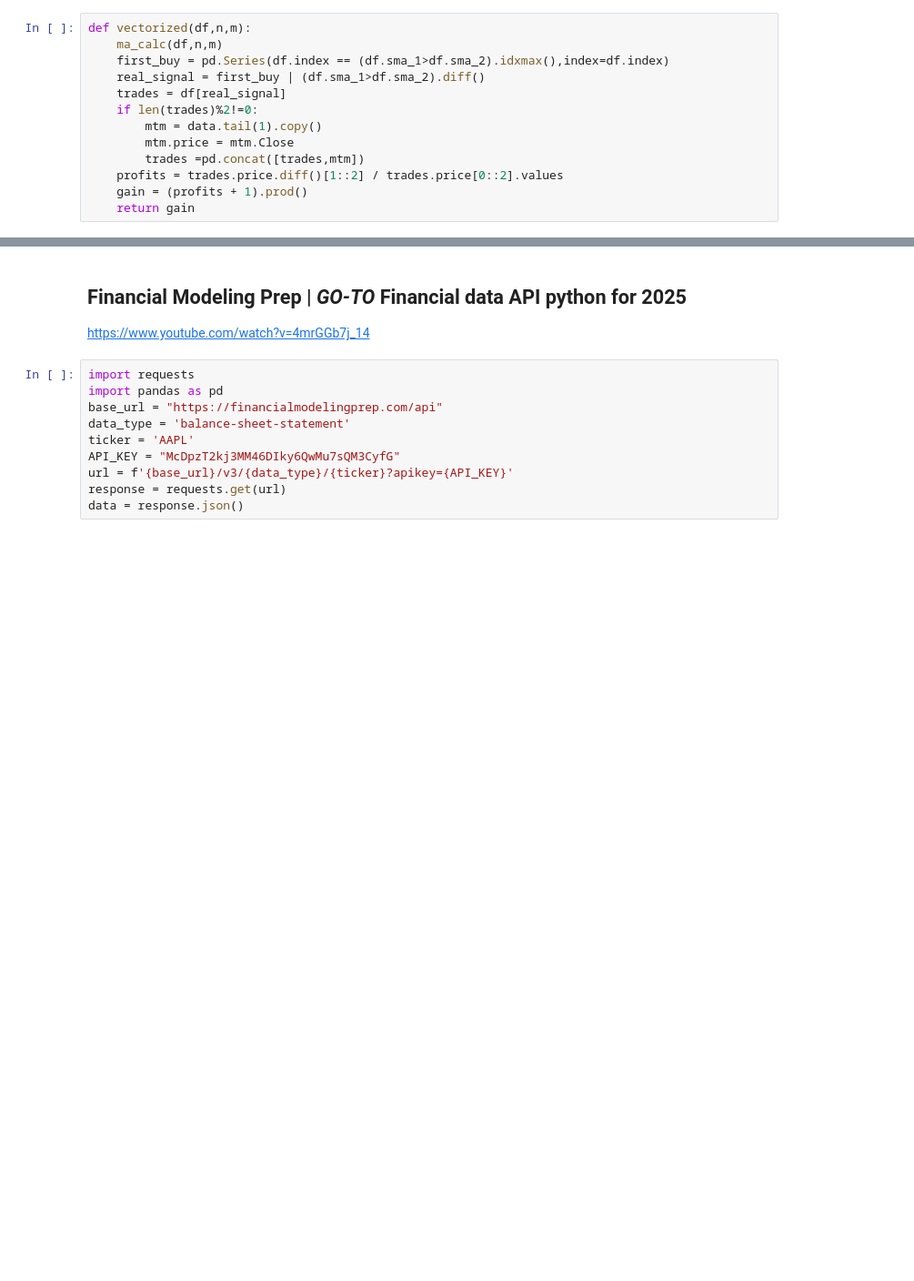
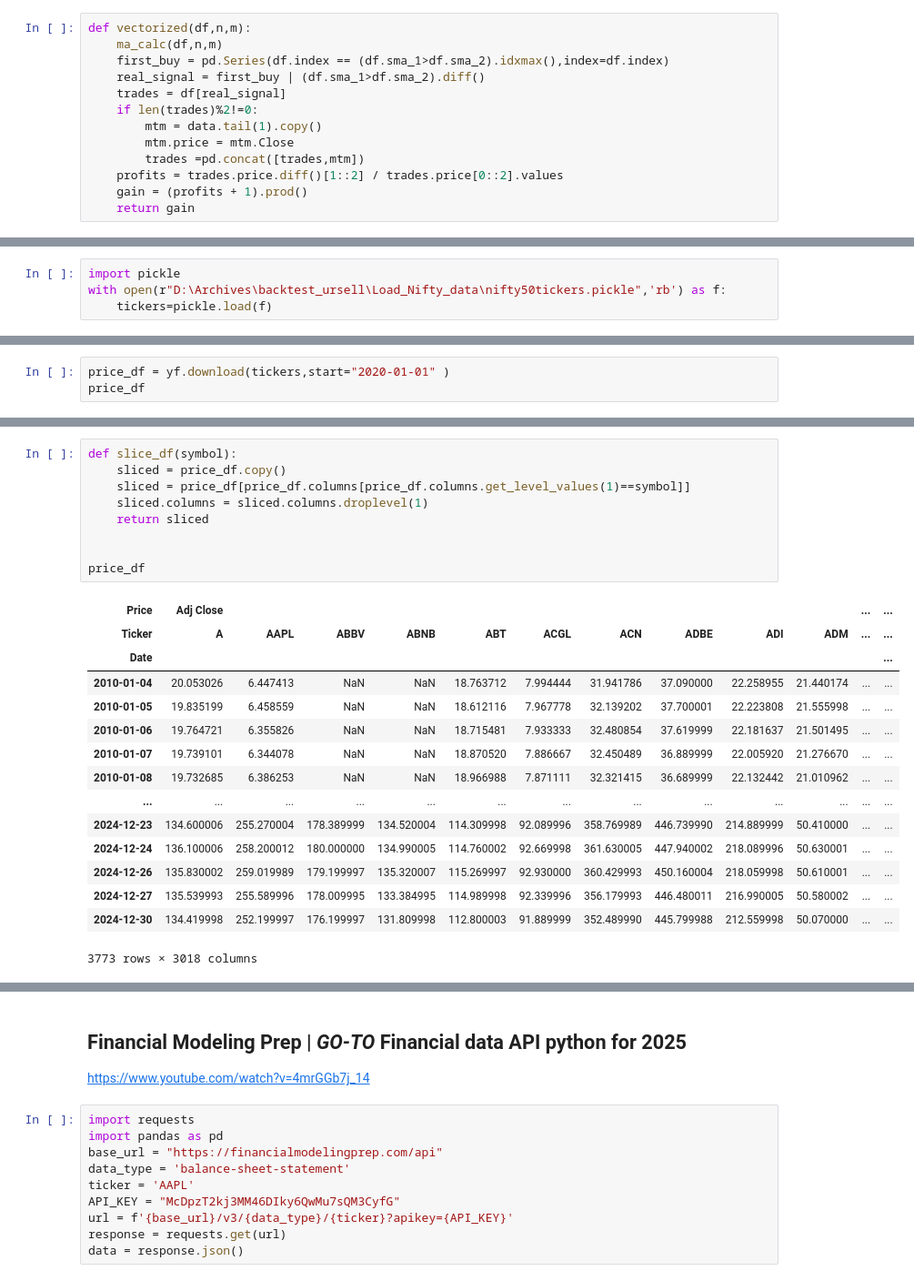
Before and after one commit to Rigava/Load-Nifty-Data, a Jupyter notebook: MonteCarlo/generate_data.ipynb, the cells around one changed output, grey strips where cells are left out. Shown at 91% size. Saved outputs shown, nothing was run; the diff lists cells and outputs as text; blank space fills up the shorter version.

```diff
--- a/MonteCarlo/generate_data.ipynb
+++ b/MonteCarlo/generate_data.ipynb
@@ -241,0 +265,4 @@ def vectorized(df,n,m):
+# %%
+import pickle
+with open(r"D:\Archives\backtest_ursell\Load_Nifty_data\nifty50tickers.pickle",'rb') as f:
+    tickers=pickle.load(f)
@@ -241,0 +317,3 @@ def vectorized(df,n,m):
+# %%
+price_df = yf.download(tickers,start="2020-01-01" )
+price_df
@@ -241,0 +381,25 @@ def vectorized(df,n,m):
+# %%
+def slice_df(symbol):
+    sliced = price_df.copy()
+    sliced = price_df[price_df.columns[price_df.columns.get_level_values(1)==symbol]]
+    sliced.columns = sliced.columns.droplevel(1)
+    return sliced
+
+
+price_df
+# %% [output]
+| Price | Adj Close |  |  |  |  |  |  |  |  |  | ... | ... |
+| Ticker | A | AAPL | ABBV | ABNB | ABT | ACGL | ACN | ADBE | ADI | ADM | ... | ... |
+| Date |  |  |  |  |  |  |  |  |  |  |  | ... |
+| 2010-01-04 | 20.053026 | 6.447413 | NaN | NaN | 18.763712 | 7.994444 | 31.941786 | 37.090000 | 22.258955 | 21.440174 | ... | ... |
+| 2010-01-05 | 19.835199 | 6.458559 | NaN | NaN | 18.612116 | 7.967778 | 32.139202 | 37.700001 | 22.223808 | 21.555998 | ... | ... |
+| 2010-01-06 | 19.764721 | 6.355826 | NaN | NaN | 18.715481 | 7.933333 | 32.480854 | 37.619999 | 22.181637 | 21.501495 | ... | ... |
+| 2010-01-07 | 19.739101 | 6.344078 | NaN | NaN | 18.870520 | 7.886667 | 32.450489 | 36.889999 | 22.005920 | 21.276670 | ... | ... |
+| 2010-01-08 | 19.732685 | 6.386253 | NaN | NaN | 18.966988 | 7.871111 | 32.321415 | 36.689999 | 22.132442 | 21.010962 | ... | ... |
+| ... | ... | ... | ... | ... | ... | ... | ... | ... | ... | ... | ... | ... |
+| 2024-12-23 | 134.600006 | 255.270004 | 178.389999 | 134.520004 | 114.309998 | 92.089996 | 358.769989 | 446.739990 | 214.889999 | 50.410000 | ... | ... |
+| 2024-12-24 | 136.100006 | 258.200012 | 180.000000 | 134.990005 | 114.760002 | 92.669998 | 361.630005 | 447.940002 | 218.089996 | 50.630001 | ... | ... |
+| 2024-12-26 | 135.830002 | 259.019989 | 179.199997 | 135.320007 | 115.269997 | 92.930000 | 360.429993 | 450.160004 | 218.059998 | 50.610001 | ... | ... |
+| 2024-12-27 | 135.539993 | 255.589996 | 178.009995 | 133.384995 | 114.989998 | 92.339996 | 356.179993 | 446.480011 | 216.990005 | 50.580002 | ... | ... |
+| 2024-12-30 | 134.419998 | 252.199997 | 176.199997 | 131.809998 | 112.800003 | 91.889999 | 352.489990 | 445.799988 | 212.559998 | 50.070000 | ... | ... |
+3773 rows × 3018 columns
```
Also changed, not shown: parts of 23 cells of this notebook, 51 other files.
